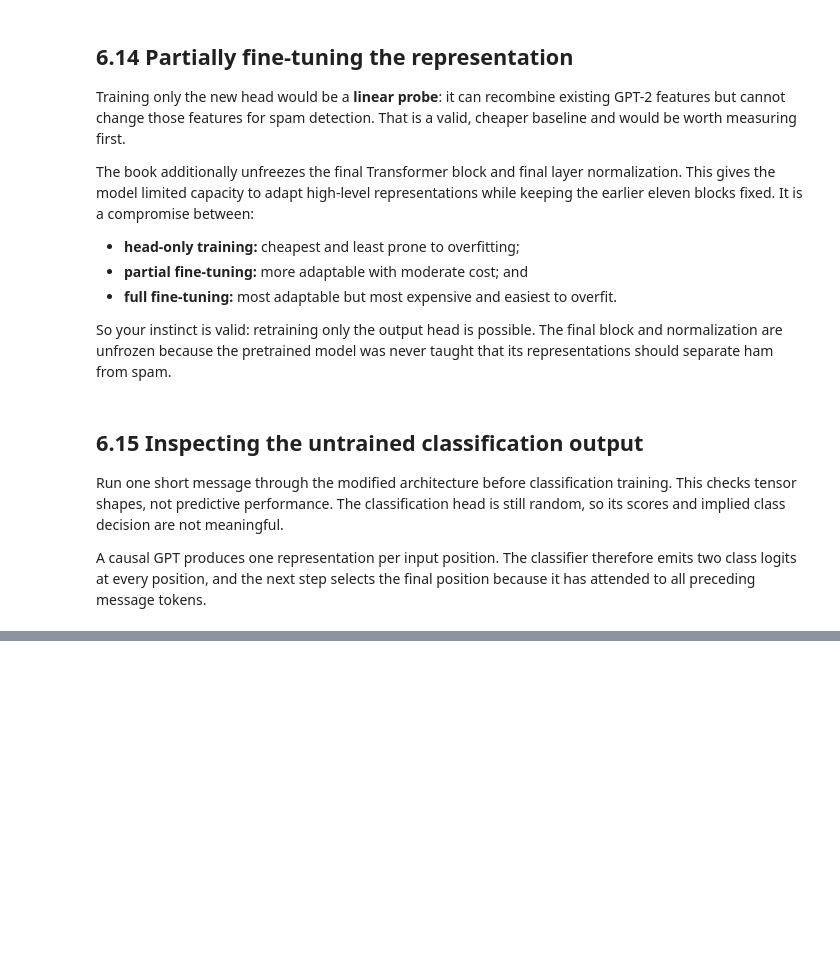
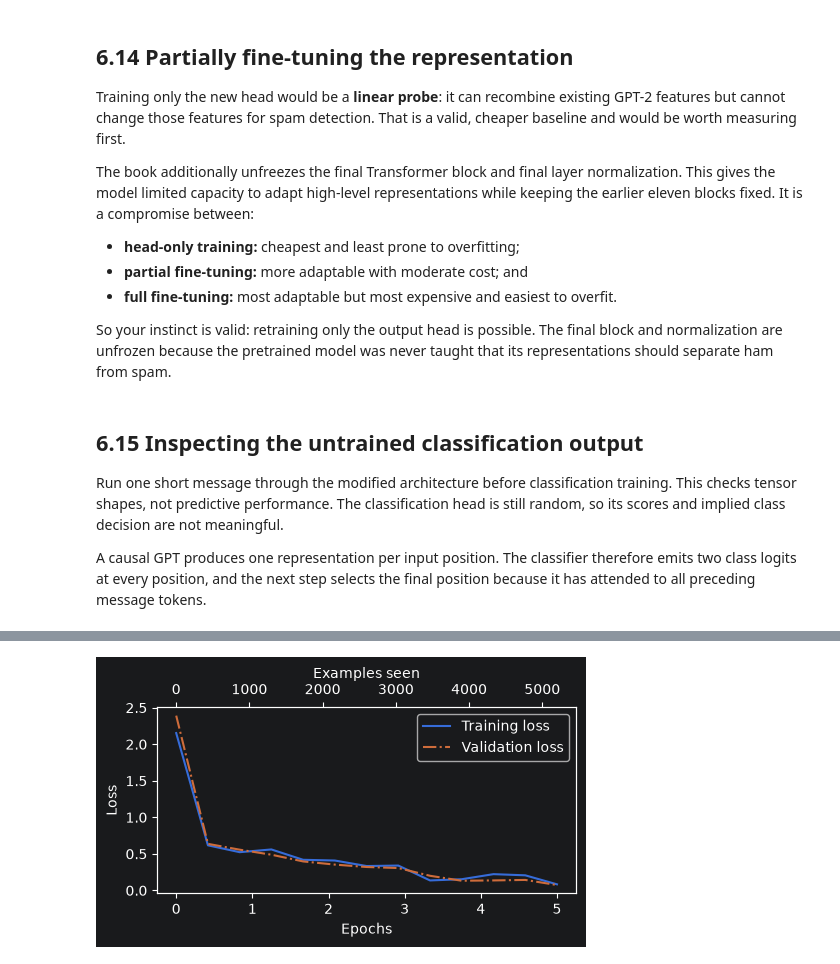
Before and after one commit to majorgilles/build-llms-from-scratch-companion, a Jupyter notebook: notebooks/06-fine-tuning-for-classification.ipynb, the cells around one changed output, grey strips where cells are left out. Cells and saved outputs as stored; diff of their text form; code cells hidden in the pictures; blank space fills up the shorter version.

```diff
--- a/notebooks/06-fine-tuning-for-classification.ipynb
+++ b/notebooks/06-fine-tuning-for-classification.ipynb
@@ -686,0 +765,5 @@ print("Last-position class logits:", last_token_logits)
+# %%
+# Softmax preserves score order, so argmax can operate on logits directly.
+# label: (batch_size=1,)
+label = torch.argmax(last_token_logits, dim=-1)
+print("Class label:", label.item())
@@ -686,0 +1251,64 @@ print("Last-position class logits:", last_token_logits)
+# %%
+import matplotlib.pyplot as plt
+
+
+def plot_values(
+    epochs_seen: torch.Tensor,
+    examples_seen: torch.Tensor,
+    train_values: list[float],
+    val_values: list[float],
+    label: str = "loss",
+) -> None:
+    """Plot aligned training and validation metrics against two x-axes.
+
+    Args:
+        epochs_seen: Approximate epoch positions shaped `(num_evaluations,)`.
+        examples_seen: Approximate processed-example counts shaped
+            `(num_evaluations,)`.
+        train_values: Training metric recorded at each evaluation.
+        val_values: Validation metric recorded at each evaluation.
+        label: Metric name used for labels and the PDF filename.
+
+    Returns:
+        None.
+    """
+    fig, ax1 = plt.subplots(figsize=(5, 3))
+
+    # Both metric histories share the lower epoch axis.
+    ax1.plot(epochs_seen, train_values, label=f"Training {label}")
+    ax1.plot(
+        epochs_seen,
+        val_values,
+        linestyle="-.",
+        label=f"Validation {label}",
+    )
+    ax1.set_xlabel("Epochs")
+    ax1.set_ylabel(label.capitalize())
+    ax1.legend()
+
+    # An invisible series aligns a second x-axis with examples_seen.
+    ax2 = ax1.twiny()
+    ax2.plot(examples_seen, train_values, alpha=0)
+    ax2.set_xlabel("Examples seen")
+
+    fig.tight_layout()
+    fig.savefig(f"{label}-plot.pdf")
+    plt.show()
+
+
+# Both tensors: (num_evaluations,), aligned with the loss histories
+# Positions are interpolated because exact counters were not stored per event.
+epochs_tensor = torch.linspace(0, num_epochs, len(train_losses))
+examples_seen_tensor = torch.linspace(
+    0,
+    examples_seen,
+    len(train_losses),
+)
+plot_values(
+    epochs_tensor,
+    examples_seen_tensor,
+    train_losses,
+    val_losses,
+)
+# %% [output]
+[figure, added]
```
Also changed, not shown: parts of 42 cells of this notebook, 1 other file.
